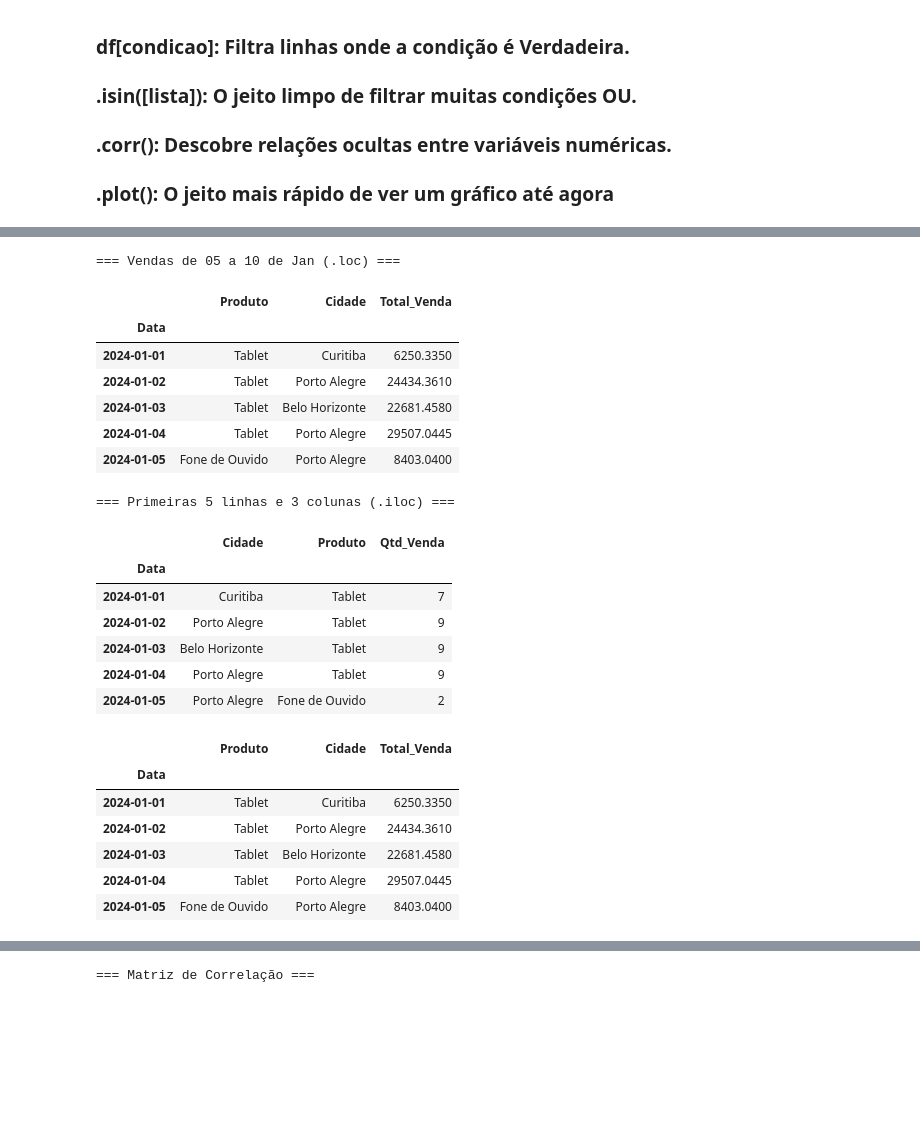
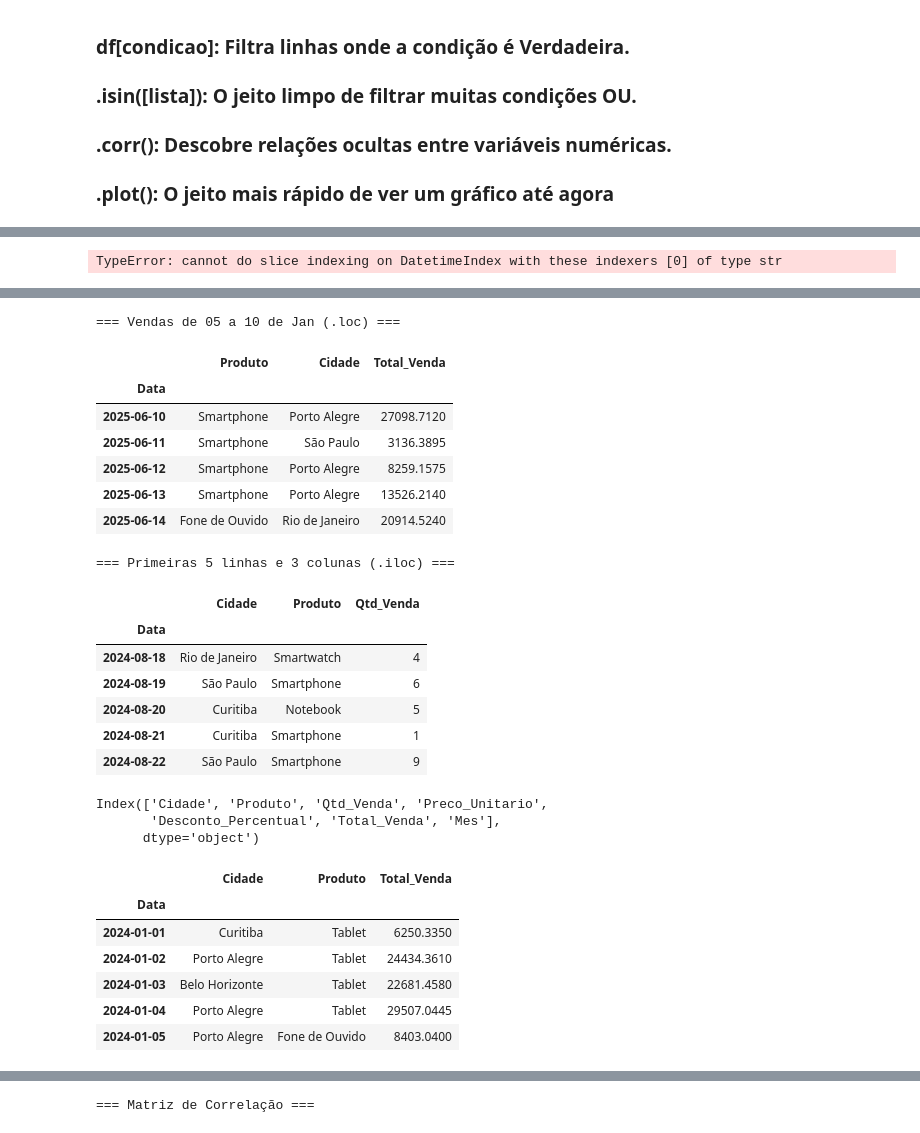
Before and after one commit to Alissonfelipe1234/trilha_dados_agibank, a Jupyter notebook: Modulo 2/Aula 6/index.ipynb, the cells around one changed output, grey strips where cells are left out. Drawn from its saved outputs; the diff is of its cells as text; code cells hidden in the pictures; blank space fills up the shorter version.

```diff
--- a/Modulo 2/Aula 6/index.ipynb
+++ b/Modulo 2/Aula 6/index.ipynb
@@ -15,2 +16,4 @@ df.to_csv('vendas_varejo.csv')
 vendas = pd.read_csv('vendas_varejo.csv', parse_dates=['Data'])
 vendas.set_index('Data', inplace=True)
+# %%
+vendas.set_index('Preco_Unitario')
@@ -29,43 +69,53 @@ vendas.sort_index(inplace=True)
+# %%
+vendas.loc['2025-06-10':'2025-12-08', ['Produto', 'Cidade', 'Total_Venda']]
+# %% [output]
+TypeError: cannot do slice indexing on DatetimeIndex with these indexers [0] of type str
 # %% [markdown]
 ![image.png](attachment:image.png)
 # %%
 # 1. Usando .loc (Pelo Rótulo/Nome do Índice)
 # Como nosso índice é Data, podemos fatiar por datas (slicing)
-selecao_data = vendas.loc['2024-01-01':'2024-01-10', ['Produto', 'Cidade', 'Total_Venda']]
+selecao_data = vendas.loc['2025-06-10':'2025-12-08', ['Produto', 'Cidade', 'Total_Venda']]
 
 print("=== Vendas de 05 a 10 de Jan (.loc) ===")
 display(selecao_data.head())
 
 # 2. Usando .iloc (Pela Posição)
 # "Quero as primeiras 5 linhas e as 3 primeiras colunas para uma checagem rápida"
-selecao_posicao = vendas.iloc[0:5, 0:3]
+selecao_posicao = vendas.iloc[230:235, 0:3]
 
 print("\n=== Primeiras 5 linhas e 3 colunas (.iloc) ===")
 display(selecao_posicao)
 # %% [output]
 === Vendas de 05 a 10 de Jan (.loc) ===
 |  | Produto | Cidade | Total_Venda |
 | Data |  |  |  |
-| 2024-01-01 | Tablet | Curitiba | 6250.3350 |
-| 2024-01-02 | Tablet | Porto Alegre | 24434.3610 |
-| 2024-01-03 | Tablet | Belo Horizonte | 22681.4580 |
-| 2024-01-04 | Tablet | Porto Alegre | 29507.0445 |
-| 2024-01-05 | Fone de Ouvido | Porto Alegre | 8403.0400 |
+| 2025-06-10 | Smartphone | Porto Alegre | 27098.7120 |
+| 2025-06-11 | Smartphone | São Paulo | 3136.3895 |
+| 2025-06-12 | Smartphone | Porto Alegre | 8259.1575 |
+| 2025-06-13 | Smartphone | Porto Alegre | 13526.2140 |
+| 2025-06-14 | Fone de Ouvido | Rio de Janeiro | 20914.5240 |
 === Primeiras 5 linhas e 3 colunas (.iloc) ===
 |  | Cidade | Produto | Qtd_Venda |
 | Data |  |  |  |
-| 2024-01-01 | Curitiba | Tablet | 7 |
-| 2024-01-02 | Porto Alegre | Tablet | 9 |
-| 2024-01-03 | Belo Horizonte | Tablet | 9 |
-| 2024-01-04 | Porto Alegre | Tablet | 9 |
-| 2024-01-05 | Porto Alegre | Fone de Ouvido | 2 |
+| 2024-08-18 | Rio de Janeiro | Smartwatch | 4 |
+| 2024-08-19 | São Paulo | Smartphone | 6 |
+| 2024-08-20 | Curitiba | Notebook | 5 |
+| 2024-08-21 | Curitiba | Smartphone | 1 |
+| 2024-08-22 | São Paulo | Smartphone | 9 |
+# %%
+vendas.columns
+# %% [output]
+Index(['Cidade', 'Produto', 'Qtd_Venda', 'Preco_Unitario',
+       'Desconto_Percentual', 'Total_Venda', 'Mes'],
+      dtype='object')
 # %%
-vendas.loc[:, ['Produto', 'Cidade', 'Total_Venda']].head()
+vendas.iloc[:, [0, 1, 2]].head()
 # %% [output]
-|  | Produto | Cidade | Total_Venda |
+|  | Cidade | Produto | Total_Venda |
 | Data |  |  |  |
-| 2024-01-01 | Tablet | Curitiba | 6250.3350 |
-| 2024-01-02 | Tablet | Porto Alegre | 24434.3610 |
-| 2024-01-03 | Tablet | Belo Horizonte | 22681.4580 |
-| 2024-01-04 | Tablet | Porto Alegre | 29507.0445 |
-| 2024-01-05 | Fone de Ouvido | Porto Alegre | 8403.0400 |
+| 2024-01-01 | Curitiba | Tablet | 6250.3350 |
+| 2024-01-02 | Porto Alegre | Tablet | 24434.3610 |
+| 2024-01-03 | Belo Horizonte | Tablet | 22681.4580 |
+| 2024-01-04 | Porto Alegre | Tablet | 29507.0445 |
+| 2024-01-05 | Porto Alegre | Fone de Ouvido | 8403.0400 |
```
Also changed, not shown: parts of 17 cells of this notebook, 2 other files.
